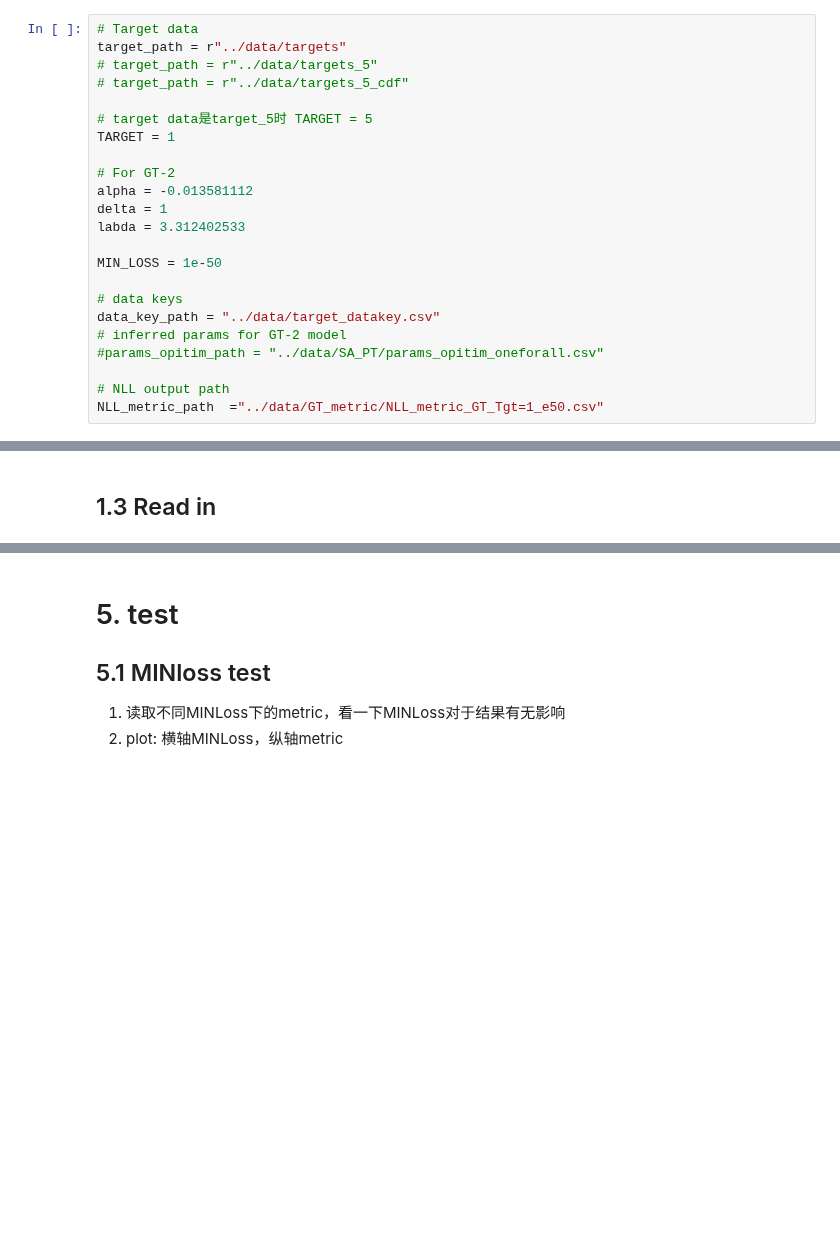
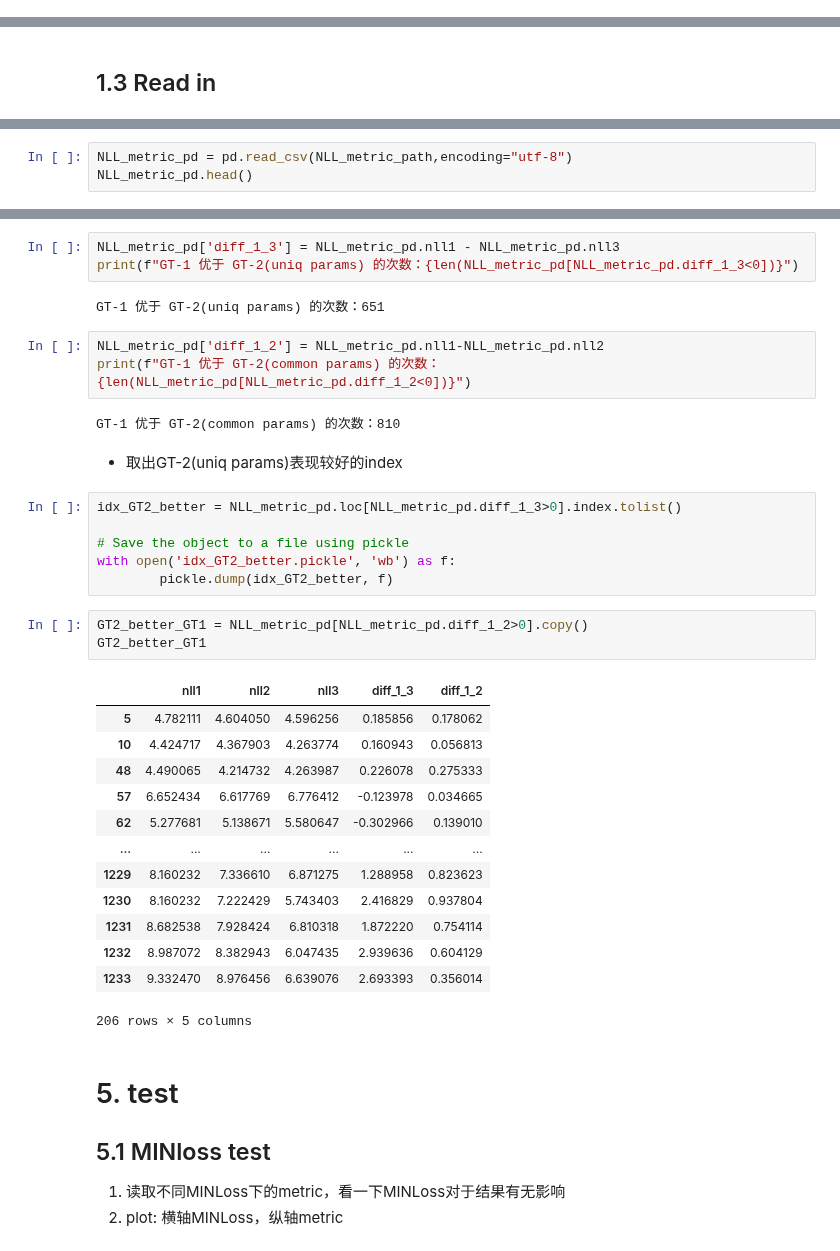
Before and after one commit to 2016317200329/PAProj, a Jupyter notebook: data_handler/metric_for_GTs.ipynb, the cells around one changed output, grey strips where cells are left out. Drawn from its saved outputs; the diff is of its cells as text; blank space fills up the shorter version.

```diff
--- a/data_handler/metric_for_GTs.ipynb
+++ b/data_handler/metric_for_GTs.ipynb
@@ -21,25 +29,2 @@ from tqdm import  tqdm
 # %% [markdown]
 ## 1.2 the data path
-# %%
-# Target data
-target_path = r"../data/targets"
-# target_path = r"../data/targets_5"
-# target_path = r"../data/targets_5_cdf"
-
-# target data是target_5时 TARGET = 5
-TARGET = 1
-
-# For GT-2
-alpha = -0.013581112
-delta = 1
-labda = 3.312402533
-
-MIN_LOSS = 1e-50
-
-# data keys
-data_key_path = "../data/target_datakey.csv"
-# inferred params for GT-2 model
-#params_opitim_path = "../data/SA_PT/params_opitim_oneforall.csv"
-
-# NLL output path
-NLL_metric_path  ="../data/GT_metric/NLL_metric_GT_Tgt=1_e50.csv"
@@ -165,0 +337,3 @@ NLL_metric_pd.to_csv(NLL_metric_path,encoding="utf-8",header=True,index=False)
+# %%
+NLL_metric_pd = pd.read_csv(NLL_metric_path,encoding="utf-8")
+NLL_metric_pd.head()
@@ -166,3 +356,38 @@ NLL_metric_pd.to_csv(NLL_metric_path,encoding="utf-8",header=True,index=False)
+# %%
+NLL_metric_pd['diff_1_3'] = NLL_metric_pd.nll1 - NLL_metric_pd.nll3
+print(f"GT-1 优于 GT-2(uniq params) 的次数：{len(NLL_metric_pd[NLL_metric_pd.diff_1_3<0])}")
+# %% [output]
+GT-1 优于 GT-2(uniq params) 的次数：651
+# %%
+NLL_metric_pd['diff_1_2'] = NLL_metric_pd.nll1-NLL_metric_pd.nll2
+print(f"GT-1 优于 GT-2(common params) 的次数：{len(NLL_metric_pd[NLL_metric_pd.diff_1_2<0])}")
+# %% [output]
+GT-1 优于 GT-2(common params) 的次数：810
+# %% [markdown]
+- 取出GT-2(uniq params)表现较好的index
+# %%
+idx_GT2_better = NLL_metric_pd.loc[NLL_metric_pd.diff_1_3>0].index.tolist()
+
+# Save the object to a file using pickle
+with open('idx_GT2_better.pickle', 'wb') as f:
+        pickle.dump(idx_GT2_better, f)
+# %%
+GT2_better_GT1 = NLL_metric_pd[NLL_metric_pd.diff_1_2>0].copy()
+GT2_better_GT1
+# %% [output]
+|  | nll1 | nll2 | nll3 | diff_1_3 | diff_1_2 |
+| 5 | 4.782111 | 4.604050 | 4.596256 | 0.185856 | 0.178062 |
+| 10 | 4.424717 | 4.367903 | 4.263774 | 0.160943 | 0.056813 |
+| 48 | 4.490065 | 4.214732 | 4.263987 | 0.226078 | 0.275333 |
+| 57 | 6.652434 | 6.617769 | 6.776412 | -0.123978 | 0.034665 |
+| 62 | 5.277681 | 5.138671 | 5.580647 | -0.302966 | 0.139010 |
+| ... | ... | ... | ... | ... | ... |
+| 1229 | 8.160232 | 7.336610 | 6.871275 | 1.288958 | 0.823623 |
+| 1230 | 8.160232 | 7.222429 | 5.743403 | 2.416829 | 0.937804 |
+| 1231 | 8.682538 | 7.928424 | 6.810318 | 1.872220 | 0.754114 |
+| 1232 | 8.987072 | 8.382943 | 6.047435 | 2.939636 | 0.604129 |
+| 1233 | 9.332470 | 8.976456 | 6.639076 | 2.693393 | 0.356014 |
+206 rows × 5 columns
 # %% [markdown]
 # 5. test
 ## 5.1 MINloss test
```
Also changed, not shown: parts of 37 cells of this notebook, 2 other files.
